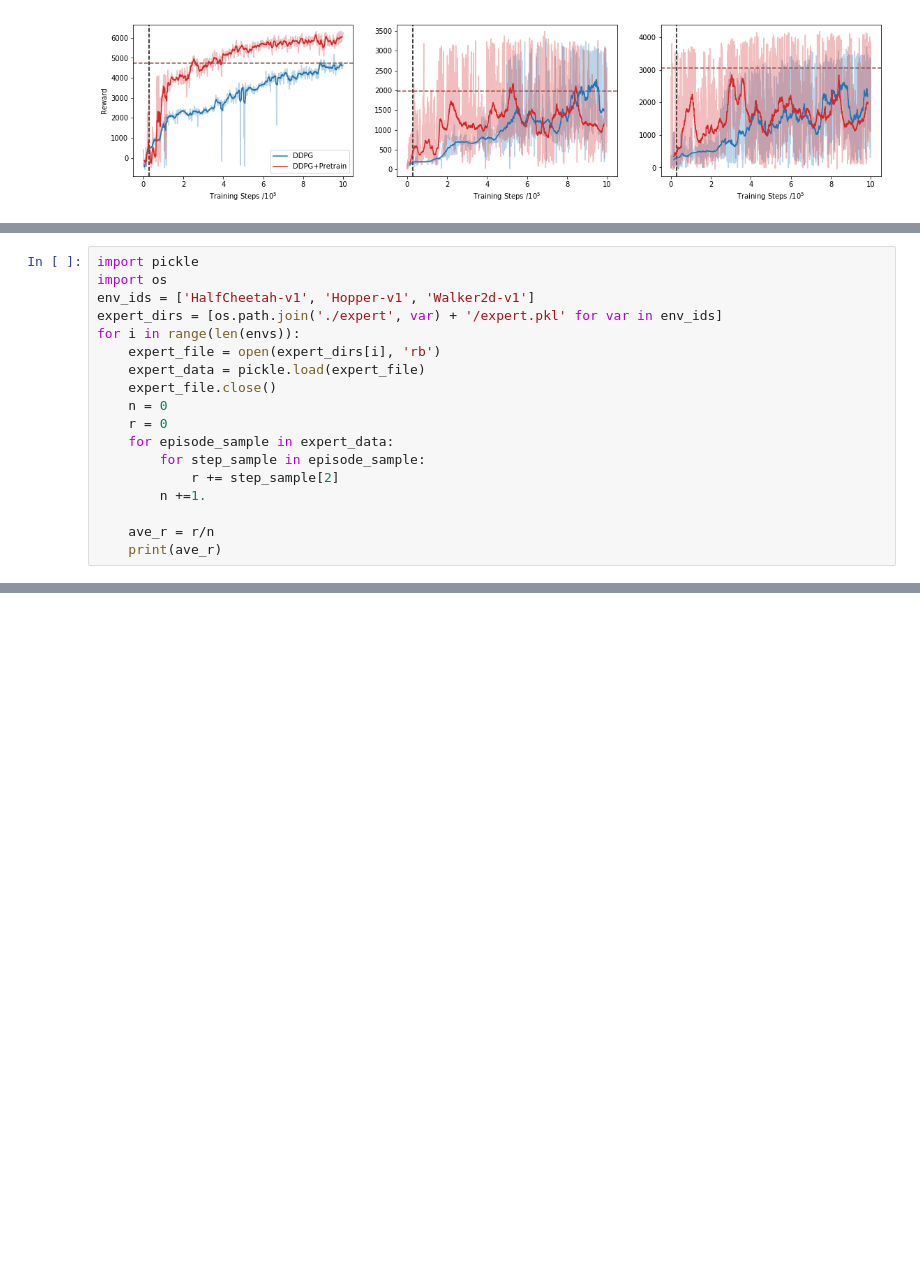
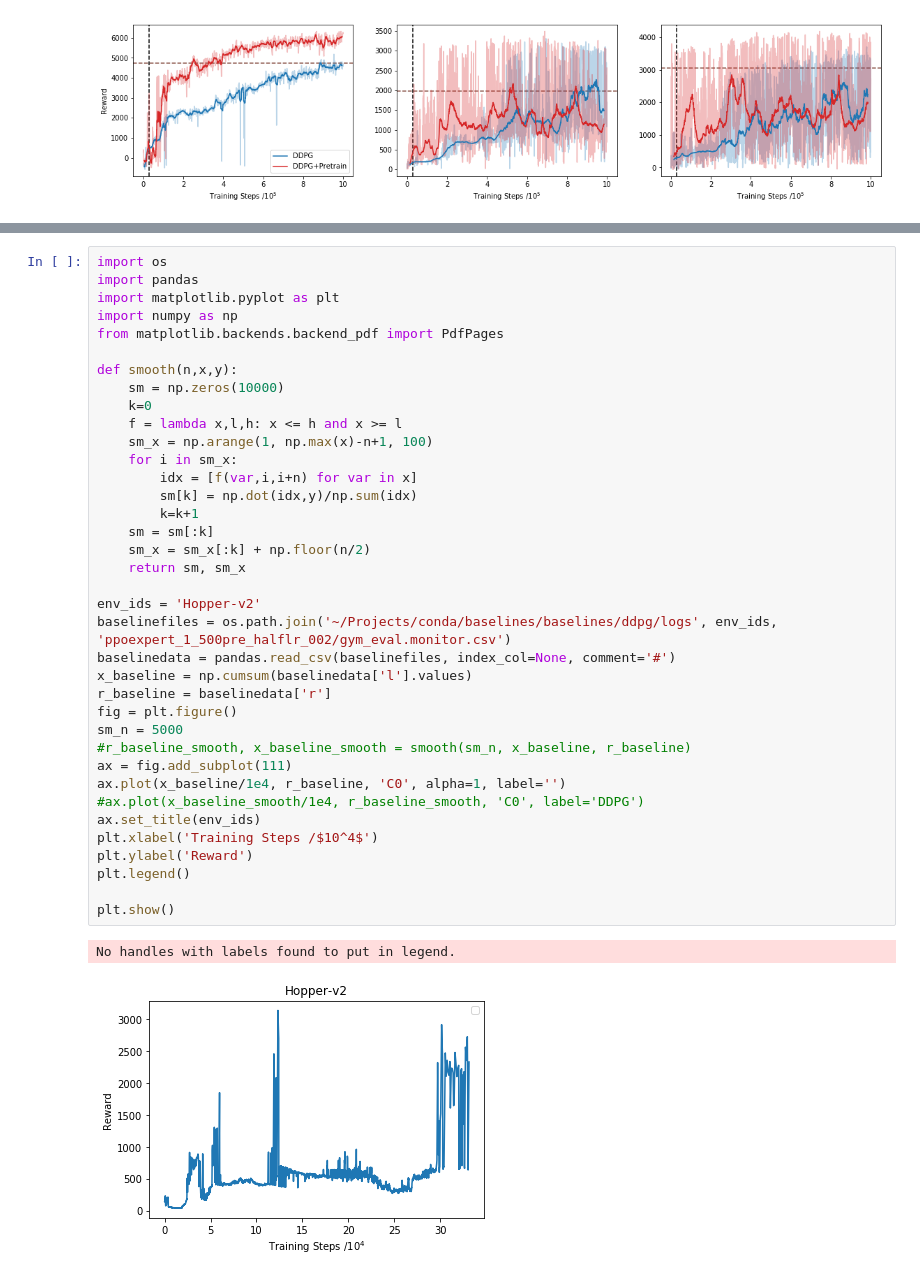
Before and after one commit to zxqzhang/baselines, a Jupyter notebook: baselines/ddpg/plotlogs.ipynb, the cells around one changed output, grey strips where cells are left out. Drawn from its saved outputs; the diff is of its cells as text; blank space fills up the shorter version.

```diff
--- a/baselines/ddpg/plotlogs.ipynb
+++ b/baselines/ddpg/plotlogs.ipynb
@@ -266,18 +263,0 @@ env.close()
-# %%
-import pickle
-import os
-env_ids = ['HalfCheetah-v1', 'Hopper-v1', 'Walker2d-v1']
-expert_dirs = [os.path.join('./expert', var) + '/expert.pkl' for var in env_ids]
-for i in range(len(envs)):
-    expert_file = open(expert_dirs[i], 'rb')
-    expert_data = pickle.load(expert_file)
-    expert_file.close()
-    n = 0
-    r = 0
-    for episode_sample in expert_data:
-        for step_sample in episode_sample:
-            r += step_sample[2]
-        n +=1.
-
-    ave_r = r/n
-    print(ave_r)
@@ -287,0 +829,40 @@ for i in range(len(envs)):
+# %%
+import os
+import pandas
+import matplotlib.pyplot as plt
+import numpy as np
+from matplotlib.backends.backend_pdf import PdfPages
+
+def smooth(n,x,y):
+    sm = np.zeros(10000)
+    k=0
+    f = lambda x,l,h: x <= h and x >= l
+    sm_x = np.arange(1, np.max(x)-n+1, 100)
+    for i in sm_x:
+        idx = [f(var,i,i+n) for var in x]
+        sm[k] = np.dot(idx,y)/np.sum(idx)
+        k=k+1
+    sm = sm[:k]
+    sm_x = sm_x[:k] + np.floor(n/2)
+    return sm, sm_x
+
+env_ids = 'Hopper-v2'
+baselinefiles = os.path.join('~/Projects/conda/baselines/baselines/ddpg/logs', env_ids, 'ppoexpert_1_500pre_halflr_002/gym_eval.monitor.csv')
+baselinedata = pandas.read_csv(baselinefiles, index_col=None, comment='#')
+x_baseline = np.cumsum(baselinedata['l'].values)
+r_baseline = baselinedata['r']
+fig = plt.figure()
+sm_n = 5000
+#r_baseline_smooth, x_baseline_smooth = smooth(sm_n, x_baseline, r_baseline)
+ax = fig.add_subplot(111)
+ax.plot(x_baseline/1e4, r_baseline, 'C0', alpha=1, label='')
+#ax.plot(x_baseline_smooth/1e4, r_baseline_smooth, 'C0', label='DDPG')
+ax.set_title(env_ids)
+plt.xlabel('Training Steps /$10^4$')
+plt.ylabel('Reward')
+plt.legend()
+
+plt.show()
+# %% [output]
+No handles with labels found to put in legend.
+[figure, added]
```
Also changed, not shown: parts of 6 cells of this notebook, 7 other files.
